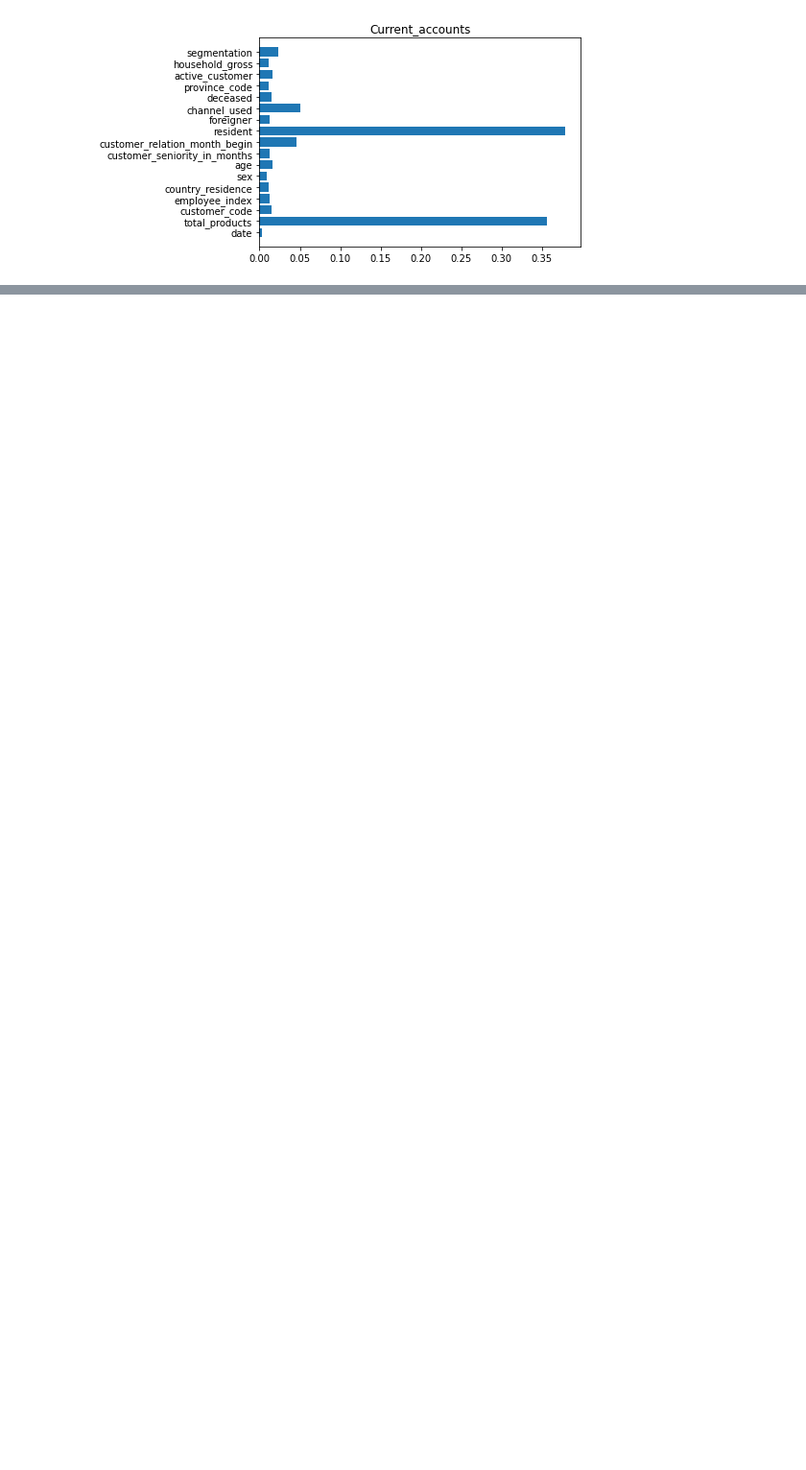
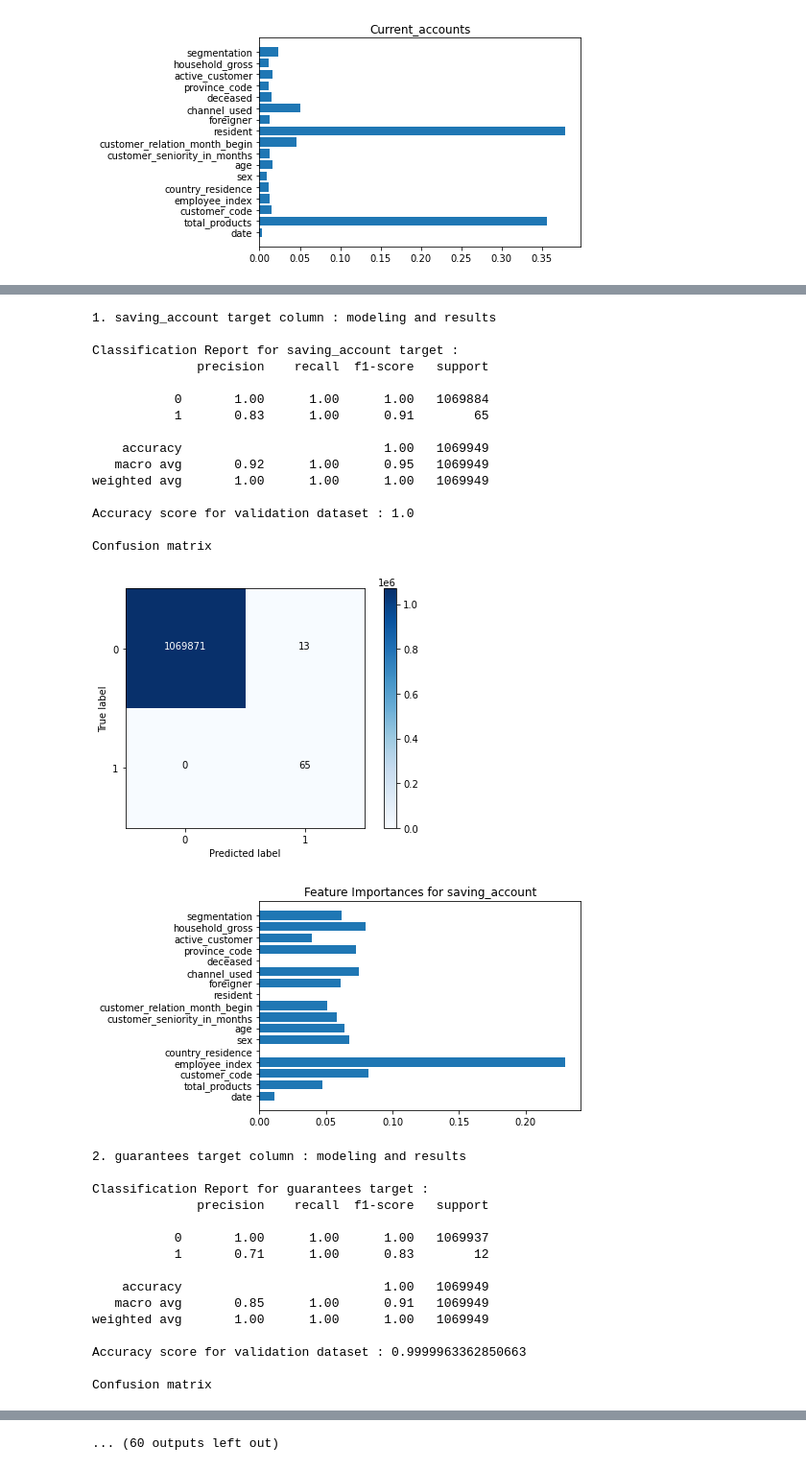
Before and after one commit to amarsinghen/santander-product-recommendation, a Jupyter notebook: Santander_Product_Recommendation_Modeling.ipynb, the cells around one changed output, grey strips where cells are left out. Shown at 96% size. Drawn from its saved outputs; the diff is of its cells as text; code cells hidden in the pictures; blank space fills up the shorter version.

Commit message:
Updated with final results

```diff
--- a/Santander_Product_Recommendation_Modeling.ipynb
+++ b/Santander_Product_Recommendation_Modeling.ipynb
@@ -422,0 +443,74 @@ plt.close()
+# %%
+for i in range(y_test.shape[1]):
+    print("\n\n{}. {} target column : modeling and results".format(i+1, Y_columns[i]))
+    xgb_model = xgb.XGBClassifier(tree_method='gpu_hist', gpu_id=0, learning_rate=0.1, max_depth=17, n_estimators=500)
+    xgb_model.fit(X_train, y_train[:,i])
+
+    y_pred = xgb_model.predict(X_test)
+    print("\nClassification Report for {} target : \n{}".format(Y_columns[i],classification_report(y_pred, y_test[:,i])))
+
+    y_valid_pred = xgb_model.predict(X_valid)
+    print("Accuracy score for validation dataset : {}".format(accuracy_score(y_valid_pred, y_valid[:,i])))
+
+    print("\nConfusion matrix")
+    conf_matrix = confusion_matrix(y_pred, y_test[:,i])
+    plt.imshow(conf_matrix, cmap=plt.cm.Blues, interpolation='nearest')
+    tick_marks = np.arange(2)
+    classes = ["0","1"]
+    plt.xticks(tick_marks, classes)
+    plt.yticks(tick_marks, classes)
+    thresho = conf_matrix.max() / 2.
+    # The below for loop helps to add numbers in the boxes
+    for k, j in itertools.product(range(conf_matrix.shape[0]), range(conf_matrix.shape[1])):
+        plt.text(j, k, conf_matrix[k, j], horizontalalignment="center", color="white" if conf_matrix[k, j] > thresho else "black")
+
+    plt.tight_layout()
+    plt.ylabel('True label')
+    plt.xlabel('Predicted label')
+    plt.colorbar()
+    plt.show()
+    plt.close()
+
+    feat_importances = xgb_model.feature_importances_
+    plt.title("Feature Importances for {}".format(Y_columns[i]))
+    plt.barh(range(len(feat_importances)), feat_importances)
+    plt.yticks(ticks=np.arange(0,len(xgb_X_columns)), labels=xgb_X_columns)
+    plt.show()
+    plt.close()
+
+    del xgb_model
+    del y_pred
+    del y_valid_pred
+# %% [output]
+1. saving_account target column : modeling and results
+
+Classification Report for saving_account target :
+              precision    recall  f1-score   support
+
+           0       1.00      1.00      1.00   1069884
+           1       0.83      1.00      0.91        65
+
+    accuracy                           1.00   1069949
+   macro avg       0.92      1.00      0.95   1069949
+weighted avg       1.00      1.00      1.00   1069949
+
+Accuracy score for validation dataset : 1.0
+
+Confusion matrix
+[figure, added]
+[figure, added]
+2. guarantees target column : modeling and results
+
+Classification Report for guarantees target :
+              precision    recall  f1-score   support
+
+           0       1.00      1.00      1.00   1069937
+           1       0.71      1.00      0.83        12
+
+    accuracy                           1.00   1069949
+   macro avg       0.85      1.00      0.91   1069949
+weighted avg       1.00      1.00      1.00   1069949
+
+Accuracy score for validation dataset : 0.9999963362850663
+
+Confusion matrix
@@ -422,0 +553 @@ plt.close()
+... (60 outputs left out)
```
Also changed, not shown: parts of 7 cells of this notebook.
